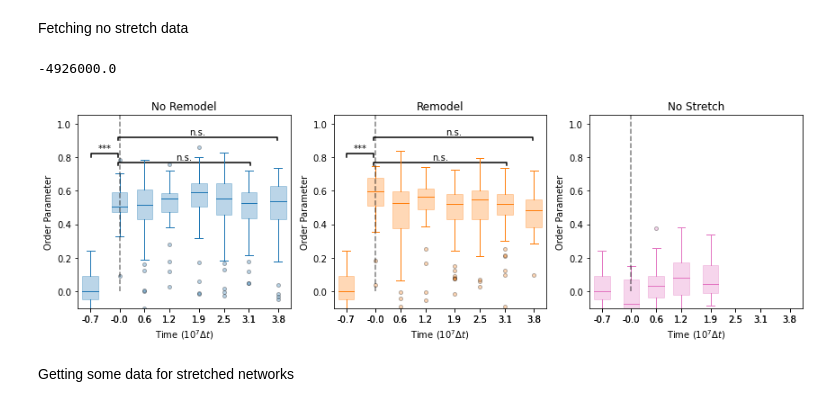
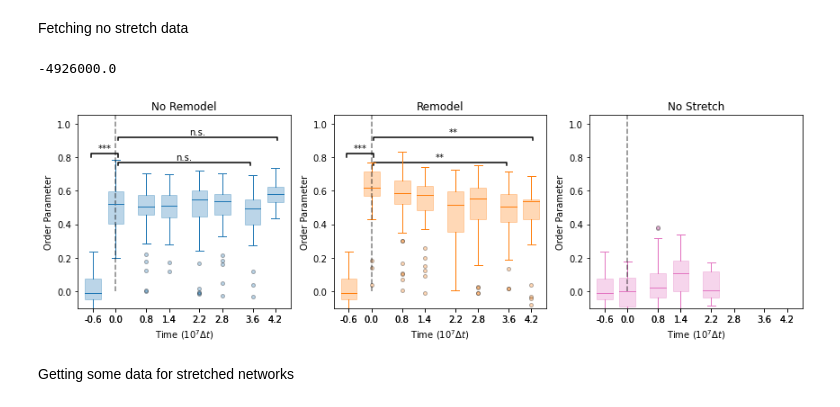
Before and after one commit to Billie1717/CollagenMemory, a Jupyter notebook: Figures/FigAlignment/Alignment.ipynb, the cells around one changed output. Saved outputs shown, nothing was run; the diff lists cells and outputs as text; code cells hidden in the pictures.

```diff
--- a/Figures/FigAlignment/Alignment.ipynb
+++ b/Figures/FigAlignment/Alignment.ipynb
@@ -48,10 +48,10 @@ folderhandles = ['NoRemodel_Xstretch100/','Remodel_Xstretch100/','NoStretch/','E
 fig, ax = plt.subplots(1,3,figsize=(12, 4))
 labels = ['No Remodel', 'Remodel','No Stretch']
 clrs3 = ['tab:blue', 'tab:orange','tab:pink']
-seeds = "1 2 3 4".split()
+seeds = "2 4 5".split()
 
 # Define bin edges for time (adjust as needed)
-time_bins = np.linspace(-1e7, 4.1e7, 9)  # Change 0 and 10000 to your actual time range
+time_bins = np.linspace(-1e7, 4.6e7, 9)  # Change 0 and 10000 to your actual time range
 bin_centers = 0.5 * (time_bins[1:] + time_bins[:-1])
 param = "_54_4"  # Change to the desired parameter
 pvalues = []
@@ -125,33 +125,33 @@ for xx in range(4):
         pvalues.append(p_val_u)
         names.append("RemodelControl")
         add_sig(ax[1], scaled_bin_centers[0], scaled_bin_centers[1], 0.8, p_val_u)
     if xx==3:
         for xxx in range(3):
             ax[xxx].boxplot(binned_data, positions=np.round(scaled_bin_centers,1), widths=np.diff(time_bins/1e7)*0.6, patch_artist=True,
                boxprops=dict(facecolor=clrs3[xxx], alpha=0.3, color=clrs3[xxx]),
                medianprops=dict(color=clrs3[xxx]),
                whiskerprops=dict(color=clrs3[xxx]),
                capprops=dict(color=clrs3[xxx]),
                flierprops=dict(markerfacecolor=clrs3[xxx], marker='o', alpha=0.3, markersize=4))
     else:
         ax[xx].boxplot(binned_data, positions=np.round(scaled_bin_centers,1), widths=np.diff(time_bins/1e7)*0.6, patch_artist=True,
                 boxprops=dict(facecolor=clrs3[xx], alpha=0.3, color=clrs3[xx]),
                 medianprops=dict(color=clrs3[xx]),
                 whiskerprops=dict(color=clrs3[xx]),
                 capprops=dict(color=clrs3[xx]),
                 flierprops=dict(markerfacecolor=clrs3[xx], marker='o', alpha=0.3, markersize=4))
         text = labels[xx]
         ax[xx].set_xlabel(r'Time ($10^7\Delta t$)')
         ax[xx].set_ylabel('Order Parameter')
         ax[xx].set_title(labels[xx])
         ax[xx].set_xlim(time_bins[0]/1e7, time_bins[-1]/1e7)
         ax[xx].plot([0,0],[0,1.2],color = 'black',linestyle='--',alpha=0.5)
         ax[xx].set_ylim(-0.1, 1.05)
         #ax[xx].set_xlim([])
 fig.tight_layout()
 #fig.savefig(plotsdir + 'Boxplot_Comparison'+param+ '.pdf')
 # %% [output]
 -4926000.0
-[figure, old version]
+[figure, new version]
 # %% [markdown]
 Getting some data for stretched networks
```
Also changed, not shown: 57 other files.
